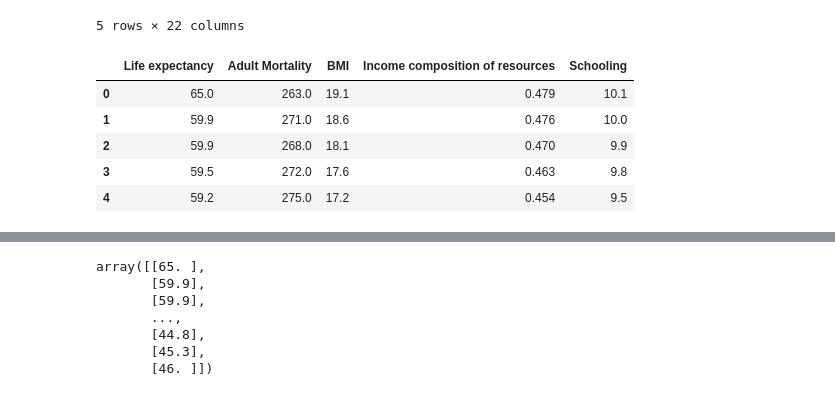
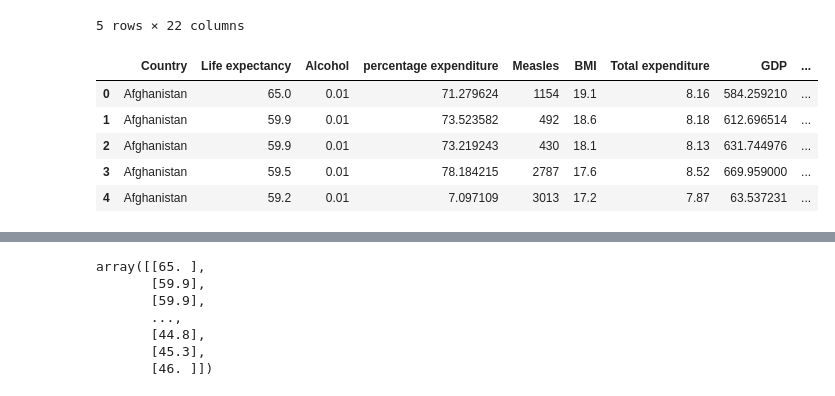
Before and after one commit to merkol/CS452, a Jupyter notebook: Homework_1/Life_Expectancy.ipynb, the cells around one changed output, grey strips where cells are left out. Cells and saved outputs as stored; diff of their text form; code cells hidden in the pictures.

```diff
--- a/Homework_1/Life_Expectancy.ipynb
+++ b/Homework_1/Life_Expectancy.ipynb
@@ -48,4 +48,6 @@ Schooling                          163
 dtype: int64
 # %%
 # Dropping the NaN Values that affects our Life expectancy
-df = df.dropna(subset=['Schooling','Income composition of resources','Life expectancy ','Adult Mortality',' BMI '])
+df_1 = df.dropna(subset=['Schooling','Income composition of resources','Life expectancy ','Adult Mortality',' BMI ',' HIV/AIDS','GDP','Diphtheria ',' thinness  1-19 years'])
+df_2 = df.dropna(subset=['under-five deaths ','Hepatitis B','Life expectancy ','Alcohol','infant deaths',' HIV/AIDS','GDP','Diphtheria ',' thinness 5-9 years'])
+df_3 = df.dropna(subset=['Total expenditure',' BMI ','Life expectancy ','Alcohol','Measles ','percentage expenditure','GDP','Population','Country'])
@@ -102,9 +109,14 @@ df.drop(columns = ['Country','Year','Status','infant deaths','percentage expendi
+# %%
+# Selecting our features and value that we are trying to predict
+df_1 = df_1.iloc[:,[3,4,10,14,15,16,18,20,21]]# Life Expectancy,Adult Mortality,BMI,Income composition of resources, Schooling,HIV/AIDS,GDP,thinness 1-19 years,Diphteria
+df_2 = df_2.iloc[:,[3,5,6,8,11,14,15,16,19]]
+df_3 = df_3.iloc[:,[0,3,6,7,9,10,13,16,17]]
 # %%
-df.head()
+df_3.head()
 # %% [output]
-|  | Life expectancy | Adult Mortality | BMI | Income composition of resources | Schooling |
-| 0 | 65.0 | 263.0 | 19.1 | 0.479 | 10.1 |
-| 1 | 59.9 | 271.0 | 18.6 | 0.476 | 10.0 |
-| 2 | 59.9 | 268.0 | 18.1 | 0.470 | 9.9 |
-| 3 | 59.5 | 272.0 | 17.6 | 0.463 | 9.8 |
-| 4 | 59.2 | 275.0 | 17.2 | 0.454 | 9.5 |
+|  | Country | Life expectancy | Alcohol | percentage expenditure | Measles | BMI | Total expenditure | GDP | ... |
+| 0 | Afghanistan | 65.0 | 0.01 | 71.279624 | 1154 | 19.1 | 8.16 | 584.259210 | ... |
+| 1 | Afghanistan | 59.9 | 0.01 | 73.523582 | 492 | 18.6 | 8.18 | 612.696514 | ... |
+| 2 | Afghanistan | 59.9 | 0.01 | 73.219243 | 430 | 18.1 | 8.13 | 631.744976 | ... |
+| 3 | Afghanistan | 59.5 | 0.01 | 78.184215 | 2787 | 17.6 | 8.52 | 669.959000 | ... |
+| 4 | Afghanistan | 59.2 | 0.01 | 7.097109 | 3013 | 17.2 | 7.87 | 63.537231 | ... |
```
Also changed, not shown: parts of 25 cells of this notebook.
